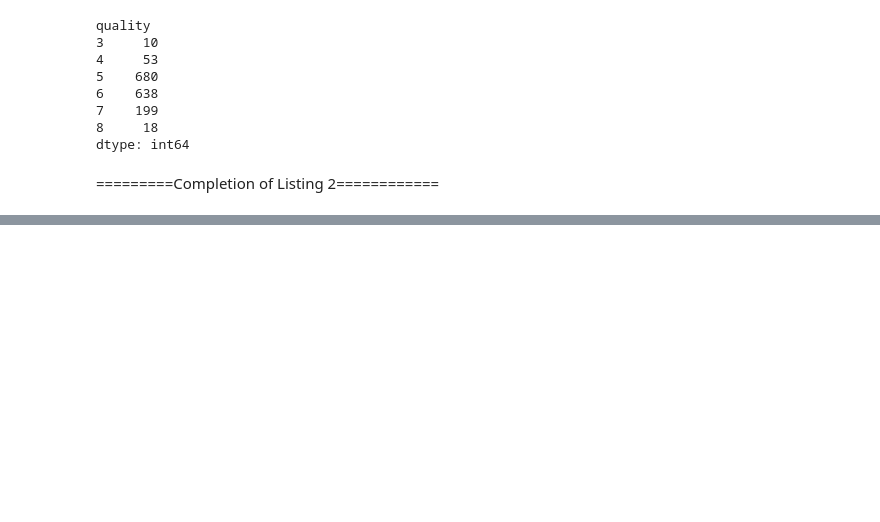
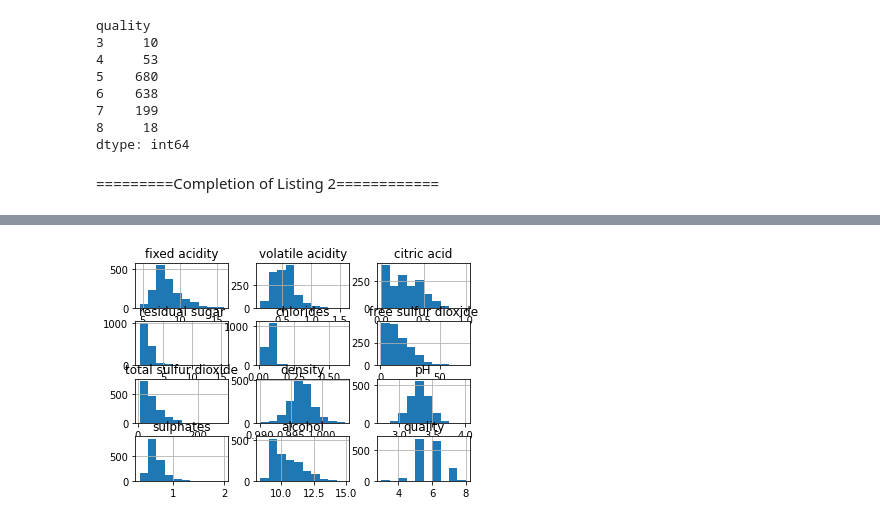
Before and after one commit to vivek18394/CSc84020, a Jupyter notebook: Assignments/Assignment1/solution/win_quality_red.ipynb, the cells around one changed output, grey strips where cells are left out. Cells and saved outputs as stored; diff of their text form; code cells hidden in the pictures; blank space fills up the shorter version.

```diff
--- a/Assignments/Assignment1/solution/win_quality_red.ipynb
+++ b/Assignments/Assignment1/solution/win_quality_red.ipynb
@@ -89,0 +102,5 @@ plt.show()
+# %%
+dataset.hist()
+plt.show()
+# %% [output]
+[figure, added]
```
Also changed, not shown: parts of 2 cells of this notebook, 1 other file.
